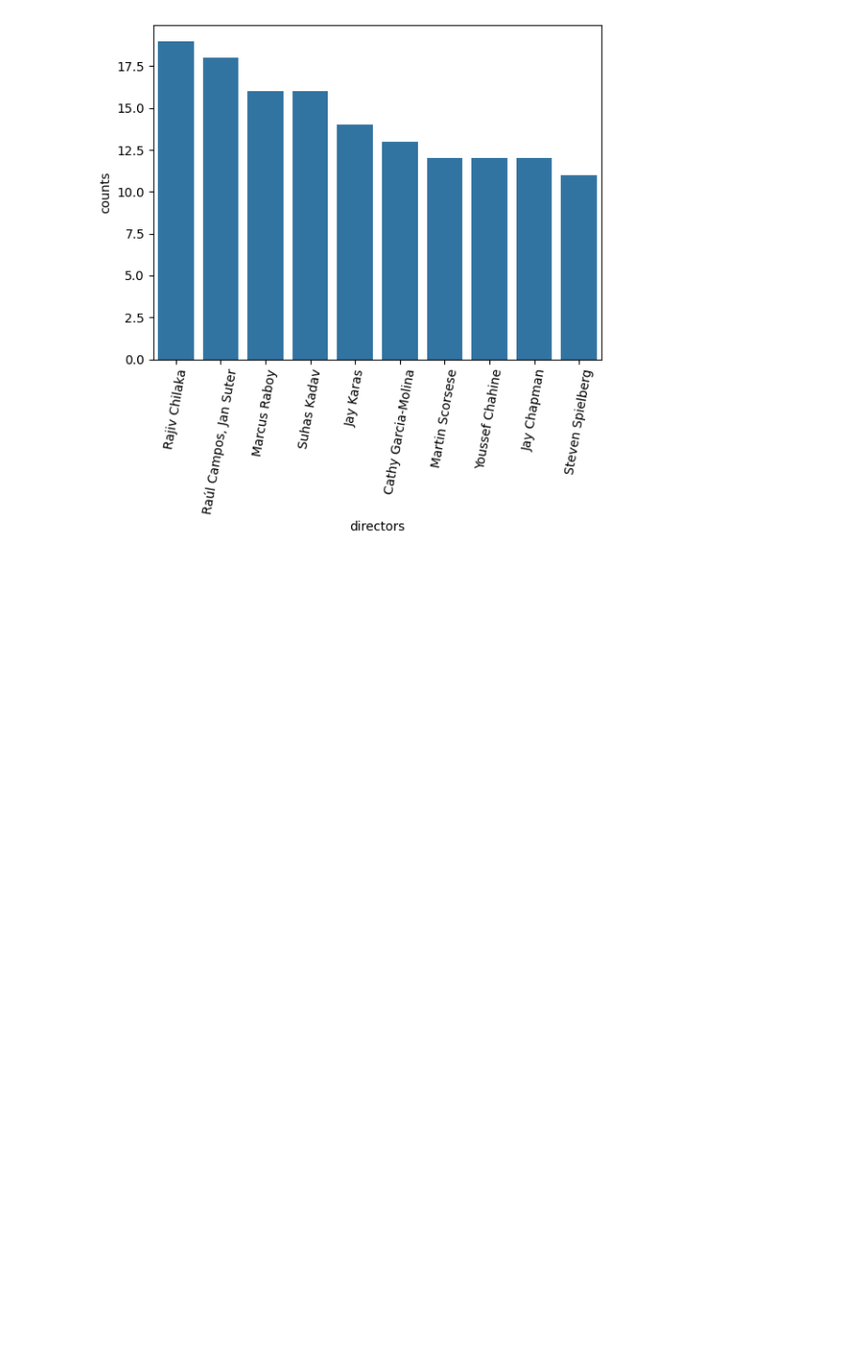
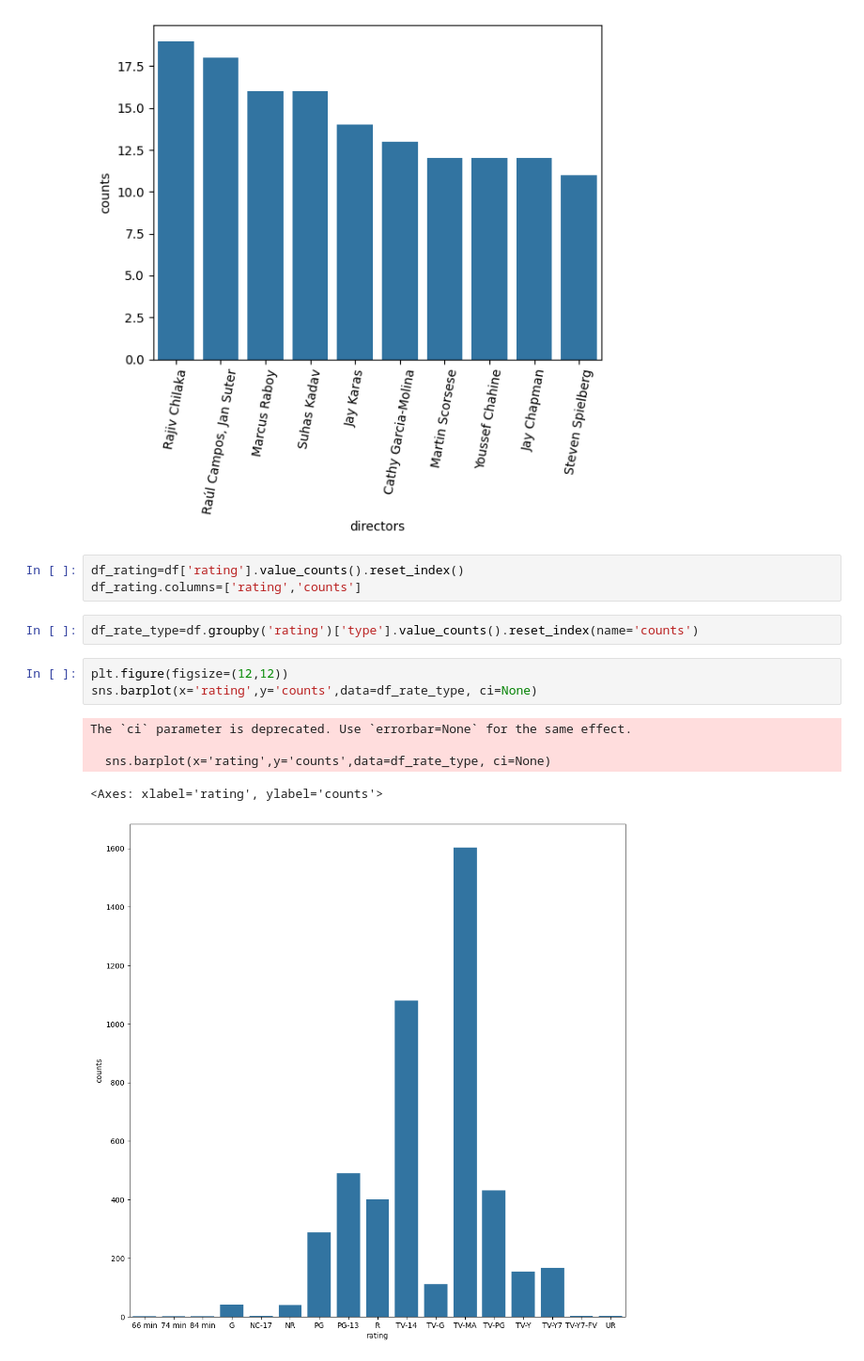
Before and after one commit to mayurimamdi/NetflixRecommendation, a Jupyter notebook: notebook/EDA.ipynb, the cells around one changed output. Shown at 94% size. Cells and saved outputs as stored; diff of their text form; blank space fills up the shorter version.

```diff
--- a/notebook/EDA.ipynb
+++ b/notebook/EDA.ipynb
@@ -221,3 +221,17 @@ plt.xticks(rotation=80)
   Text(8, 0, 'Jay Chapman'),
   Text(9, 0, 'Steven Spielberg')])
 [figure]
+# %%
+df_rating=df['rating'].value_counts().reset_index()
+df_rating.columns=['rating','counts']
+# %%
+df_rate_type=df.groupby('rating')['type'].value_counts().reset_index(name='counts')
+# %%
+plt.figure(figsize=(12,12))
+sns.barplot(x='rating',y='counts',data=df_rate_type, ci=None)
+# %% [output]
+The `ci` parameter is deprecated. Use `errorbar=None` for the same effect.
+
+  sns.barplot(x='rating',y='counts',data=df_rate_type, ci=None)
+<Axes: xlabel='rating', ylabel='counts'>
+[figure, added]
```
Also changed, not shown: parts of 11 cells of this notebook.
